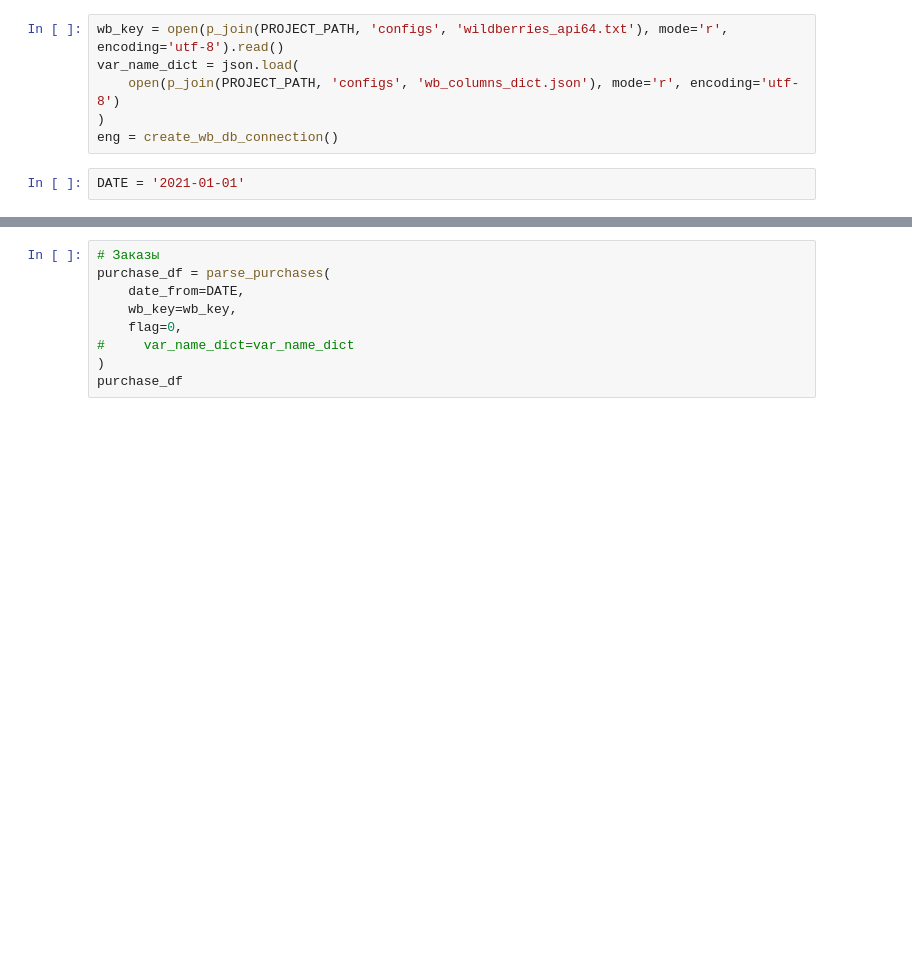
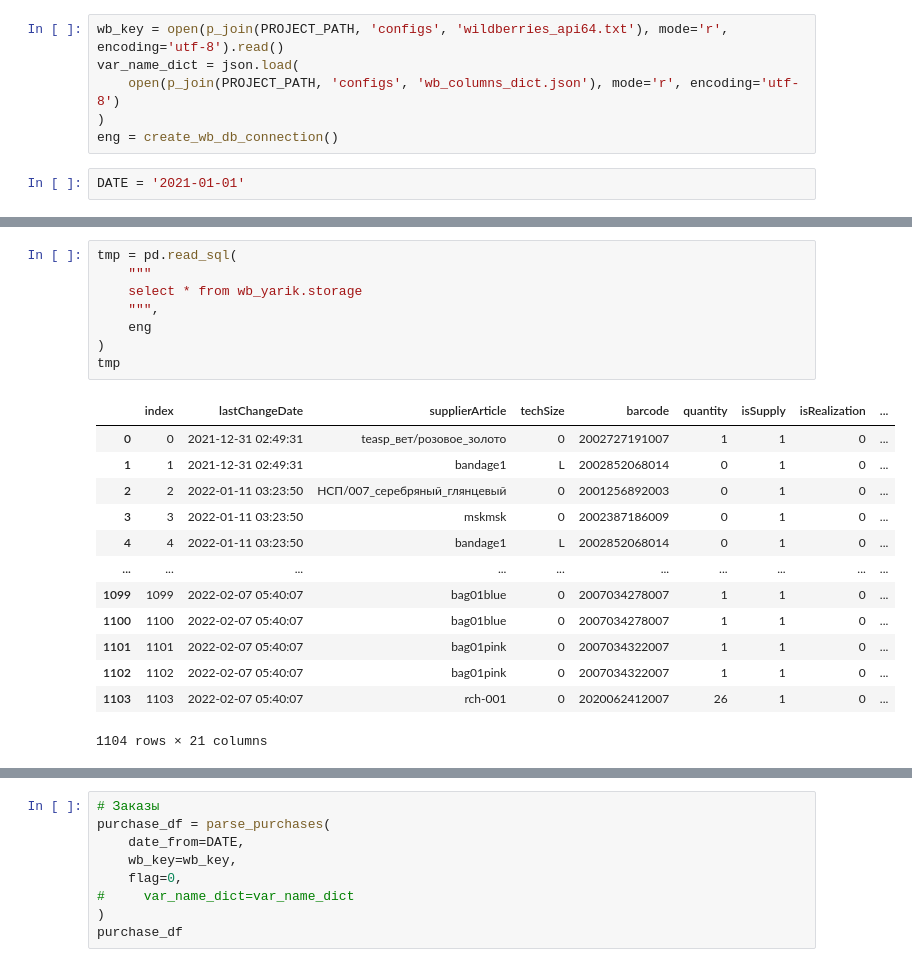
Before and after one commit to andreitsev/wb, a Jupyter notebook: notebooks/wb_parse.ipynb, the cells around one changed output, grey strips where cells are left out. Drawn from its saved outputs; the diff is of its cells as text; blank space fills up the shorter version.

```diff
--- a/notebooks/wb_parse.ipynb
+++ b/notebooks/wb_parse.ipynb
@@ -147,0 +104,22 @@ storage_df
+# %%
+tmp = pd.read_sql(
+    """
+    select * from wb_yarik.storage
+    """,
+    eng
+)
+tmp
+# %% [output]
+|  | index | lastChangeDate | supplierArticle | techSize | barcode | quantity | isSupply | isRealization | ... |
+| 0 | 0 | 2021-12-31 02:49:31 | teasp_вет/розовое_золото | 0 | 2002727191007 | 1 | 1 | 0 | ... |
+| 1 | 1 | 2021-12-31 02:49:31 | bandage1 | L | 2002852068014 | 0 | 1 | 0 | ... |
+| 2 | 2 | 2022-01-11 03:23:50 | НСП/007_серебряный_глянцевый | 0 | 2001256892003 | 0 | 1 | 0 | ... |
+| 3 | 3 | 2022-01-11 03:23:50 | mskmsk | 0 | 2002387186009 | 0 | 1 | 0 | ... |
+| 4 | 4 | 2022-01-11 03:23:50 | bandage1 | L | 2002852068014 | 0 | 1 | 0 | ... |
+| ... | ... | ... | ... | ... | ... | ... | ... | ... | ... |
+| 1099 | 1099 | 2022-02-07 05:40:07 | bag01blue | 0 | 2007034278007 | 1 | 1 | 0 | ... |
+| 1100 | 1100 | 2022-02-07 05:40:07 | bag01blue | 0 | 2007034278007 | 1 | 1 | 0 | ... |
+| 1101 | 1101 | 2022-02-07 05:40:07 | bag01pink | 0 | 2007034322007 | 1 | 1 | 0 | ... |
+| 1102 | 1102 | 2022-02-07 05:40:07 | bag01pink | 0 | 2007034322007 | 1 | 1 | 0 | ... |
+| 1103 | 1103 | 2022-02-07 05:40:07 | rch-001 | 0 | 2020062412007 | 26 | 1 | 0 | ... |
+1104 rows × 21 columns
```
Also changed, not shown: parts of 9 cells of this notebook, 1 other file.
